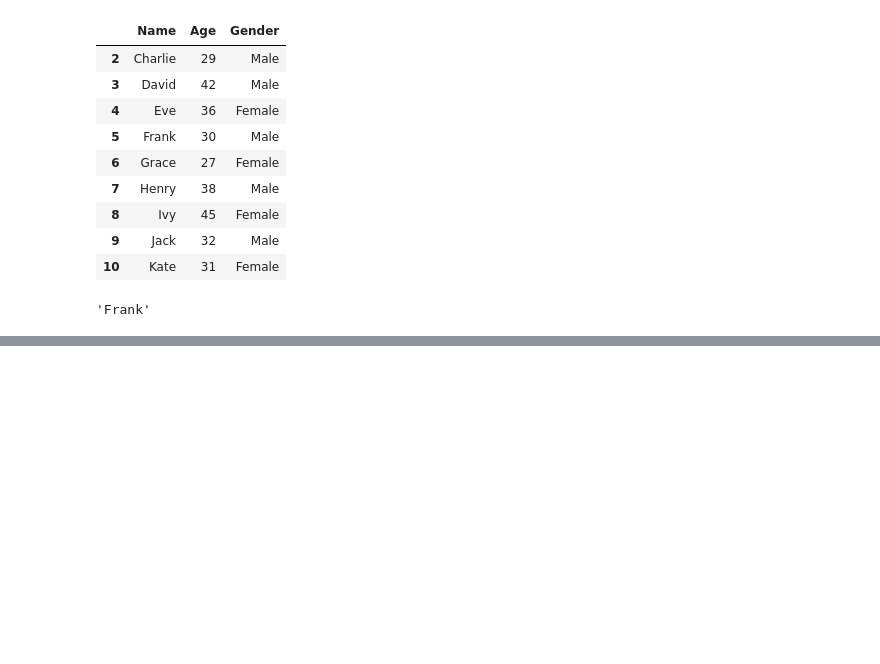
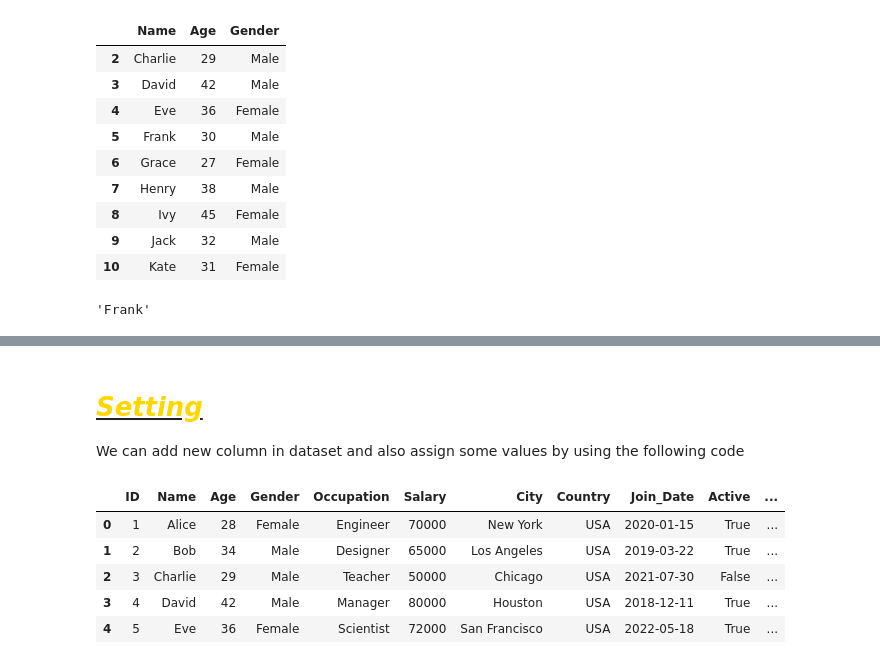
Before and after one commit to TouseefDataScientist/Artificialintelligence, a Jupyter notebook: Second_Case_Study.ipynb, the cells around one changed output, grey strips where cells are left out. Cells and saved outputs as stored; diff of their text form; code cells hidden in the pictures; blank space fills up the shorter version.

```diff
--- a/Second_Case_Study.ipynb
+++ b/Second_Case_Study.ipynb
@@ -171,0 +233,13 @@ df.at[5, 'Name']
+# %% [markdown]
+# <u><span style="color:gold"> ***Setting*** </u></span>
+We can add new column in dataset and also assign some values by using the following code
+# %%
+df.loc[:,"Status"]=np.nan
+df.head()
+# %% [output]
+|  | ID | Name | Age | Gender | Occupation | Salary | City | Country | Join_Date | Active | ... |
+| 0 | 1 | Alice | 28 | Female | Engineer | 70000 | New York | USA | 2020-01-15 | True | ... |
+| 1 | 2 | Bob | 34 | Male | Designer | 65000 | Los Angeles | USA | 2019-03-22 | True | ... |
+| 2 | 3 | Charlie | 29 | Male | Teacher | 50000 | Chicago | USA | 2021-07-30 | False | ... |
+| 3 | 4 | David | 42 | Male | Manager | 80000 | Houston | USA | 2018-12-11 | True | ... |
+| 4 | 5 | Eve | 36 | Female | Scientist | 72000 | San Francisco | USA | 2022-05-18 | True | ... |
```
Also changed, not shown: parts of 14 cells of this notebook, 1 other file.
